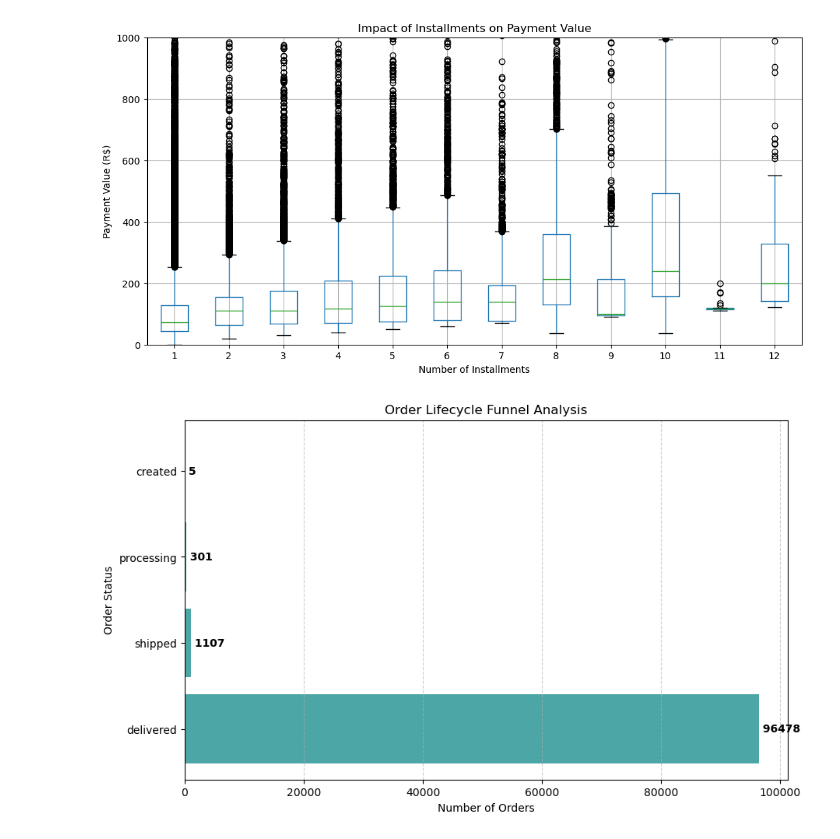
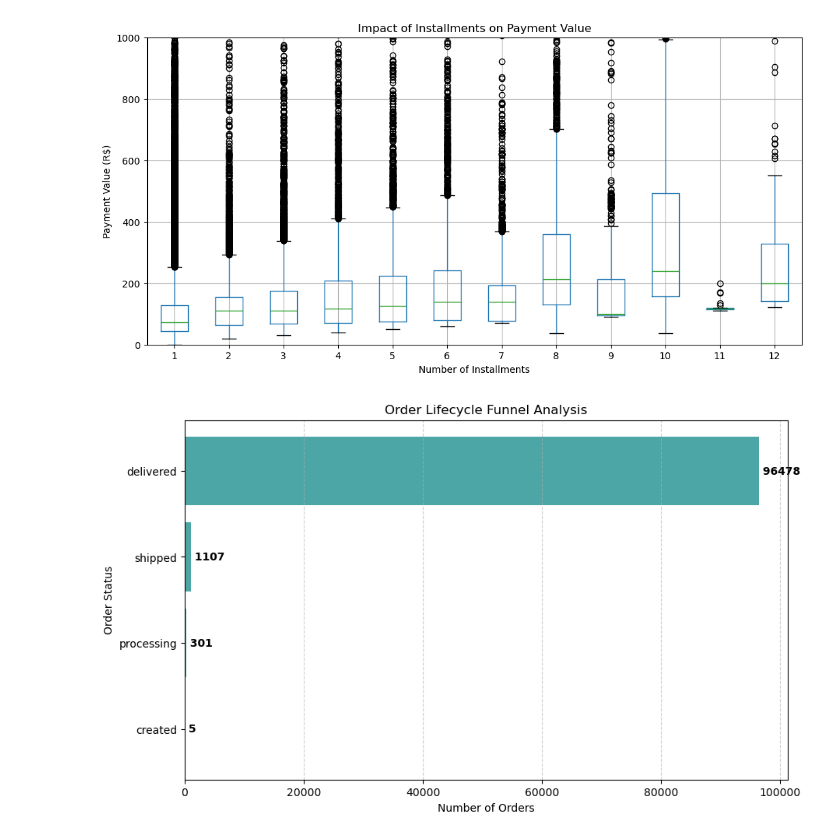
Before and after one commit to rileymskcnctools-oss/01_Brazil_Ecommerce, a Jupyter notebook: notebooks/final_analysis.ipynb, the cells around one changed output. Saved outputs shown, nothing was run; the diff lists cells and outputs as text; code cells hidden in the pictures.

```diff
--- a/notebooks/final_analysis.ipynb
+++ b/notebooks/final_analysis.ipynb
@@ -97,32 +97,32 @@ import matplotlib.pyplot as plt
 # 1. 编写 SQL：按业务生命周期排序状态
 # 注意：我们要手动定义漏斗的顺序，这样图表才有逻辑
 query_funnel = """
 SELECT order_status, COUNT(order_id) as count
 FROM olist_orders_dataset
 GROUP BY order_status
 """
 
 # 2. 读取数据
 df_status = pd.read_sql(query_funnel, conn)
 
 # 3. 手动定义业务漏斗的逻辑顺序
 # 下单 -> 已付款 -> 发货中 -> 已交寄 -> 已送达
 funnel_order = ['created', 'processing', 'shipped', 'delivered']
 df_status['order_status'] = pd.Categorical(df_status['order_status'], categories=funnel_order, ordered=True)
-df_funnel = df_status.dropna().sort_values('order_status', ascending=False) # 倒序是为了画图时从上往下
+df_funnel = df_status.dropna().sort_values('order_status', ascending=True) # 倒序是为了画图时从上往下
 
 # 4. 绘图
 plt.figure(figsize=(10, 6))
 plt.barh(df_funnel['order_status'], df_funnel['count'], color='teal', alpha=0.7)
 
 # 5. 添加数据标签（重点：一眼看清流失）
 for index, value in enumerate(df_funnel['count']):
     plt.text(value, index, f' {int(value)}', va='center', fontweight='bold')
 
 plt.title('Order Lifecycle Funnel Analysis')
 plt.xlabel('Number of Orders')
 plt.ylabel('Order Status')
 plt.grid(axis='x', linestyle='--', alpha=0.6)
 plt.show()
 # %% [output]
-[figure, old version]
+[figure, new version]
```
Also changed, not shown: 5 other files.
